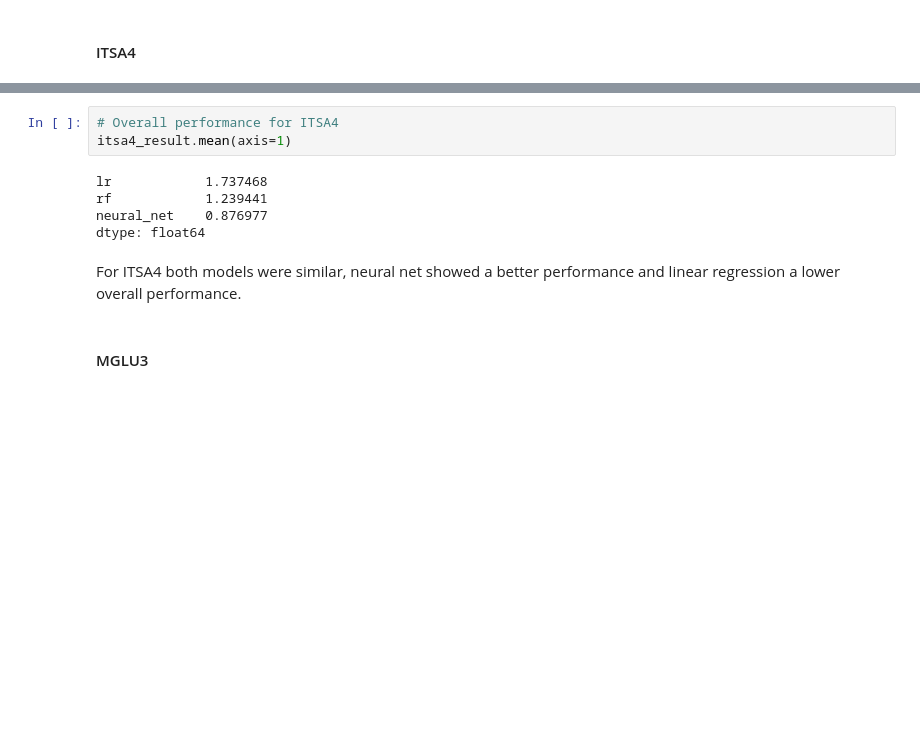
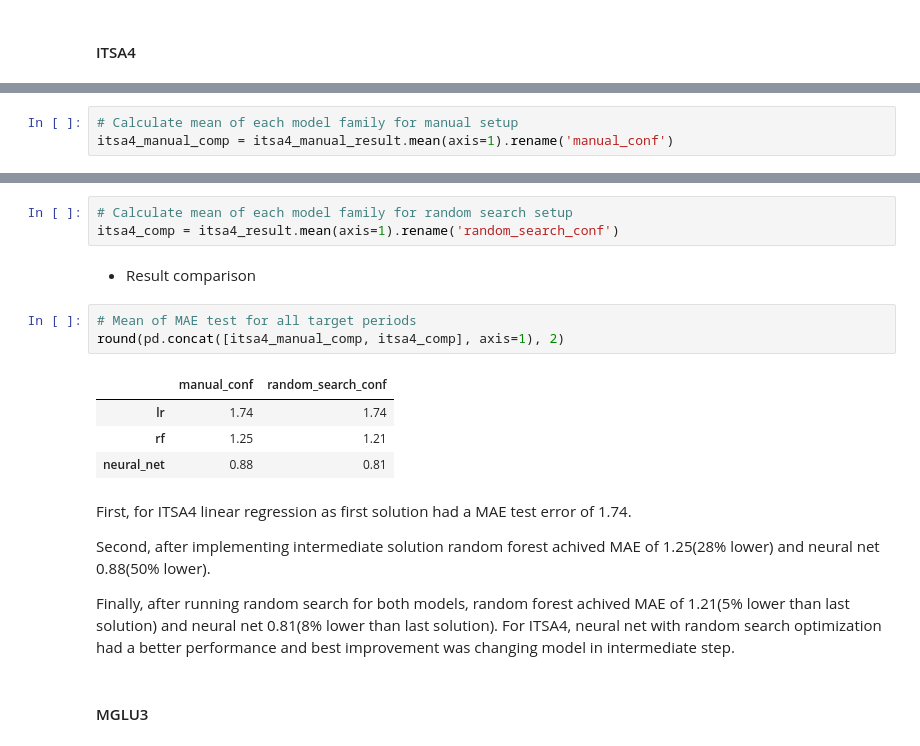
Before and after one commit to felipery03/stock-price-predictor, a Jupyter notebook: project_report.ipynb, the cells around one changed output, grey strips where cells are left out. Cells and saved outputs as stored; diff of their text form; blank space fills up the shorter version.

```diff
--- a/project_report.ipynb
+++ b/project_report.ipynb
@@ -437,0 +609,3 @@ For modeling step, the first approach was linear regression but it does not fit
+# %%
+# Calculate mean of each model family for manual setup
+itsa4_manual_comp = itsa4_manual_result.mean(axis=1).rename('manual_conf')
@@ -447,13 +623,22 @@ itsa4_result
 # %%
-# Overall performance for ITSA4
-itsa4_result.mean(axis=1)
+# Calculate mean of each model family for random search setup
+itsa4_comp = itsa4_result.mean(axis=1).rename('random_search_conf')
-# %% [output]
-lr            1.737468
-rf            1.239441
-neural_net    0.876977
-dtype: float64
+# %% [markdown]
+- Result comparison
+# %%
+# Mean of MAE test for all target periods
+round(pd.concat([itsa4_manual_comp, itsa4_comp], axis=1), 2)
+# %% [output]
+|  | manual_conf | random_search_conf |
+| lr | 1.74 | 1.74 |
+| rf | 1.25 | 1.21 |
+| neural_net | 0.88 | 0.81 |
 # %% [markdown]
-For ITSA4 both models were similar, neural net showed a better performance and linear regression a lower overall performance.
+First, for ITSA4 linear regression as first solution had a MAE test error of 1.74.
+
+Second, after implementing intermediate solution random forest achived MAE of 1.25(28% lower) and neural net 0.88(50% lower).
+
+Finally, after running random search for both models, random forest achived MAE of 1.21(5% lower than last solution) and neural net 0.81(8% lower than last solution). For ITSA4, neural net with random search optimization had a better performance and best improvement was changing model in intermediate step.
 # %% [markdown]
 #### MGLU3
 # %%
```
Also changed, not shown: parts of 61 cells of this notebook, 2 other files.
